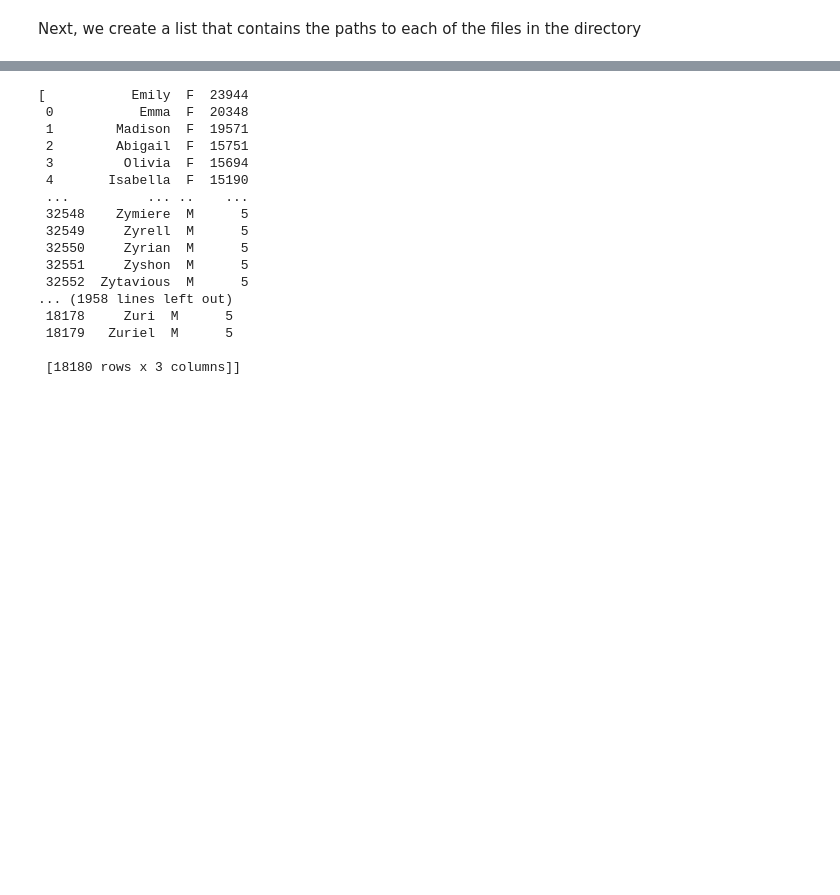
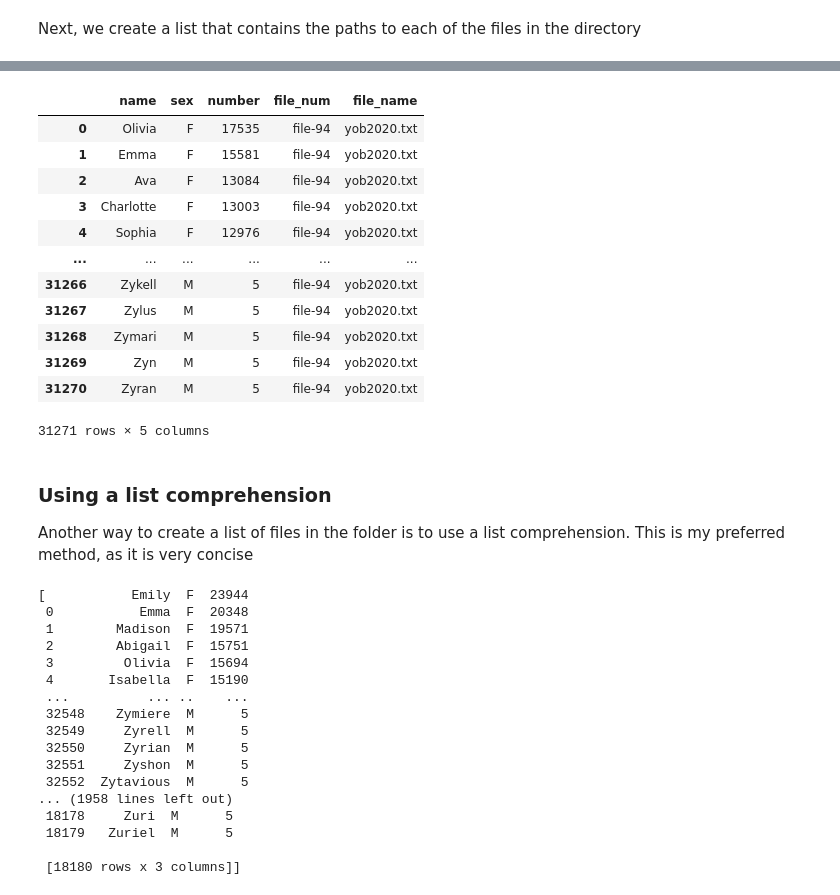
Before and after one commit to samadema/reading-multiple-files-pandas, a Jupyter notebook: read-csv-files.ipynb, the cells around one changed output, grey strips where cells are left out. Saved outputs shown, nothing was run; the diff lists cells and outputs as text; code cells hidden in the pictures; blank space fills up the shorter version.

```diff
--- a/read-csv-files.ipynb
+++ b/read-csv-files.ipynb
@@ -164,2 +161,0 @@ Another way to create a list of files in the folder is to use a list comprehensi
-# %%
-list_of_files = [f for f in folder.iterdir() if f.name.startswith('yob')]
@@ -215,0 +172,7 @@ dfs_in_one
+# %%
+list_of_dfs = []
+for idx,name_of_file in enumerate(list_of_files,1):
+    list_of_dfs.append( pd.read_csv(name_of_file, names=['name','sex','number']).
+                       assign(file_num = f'file-{idx}', file_name=name_of_file.name[0::]) )
+
+len(list_of_dfs)
@@ -216,3 +218,25 @@ dfs_in_one
+# %%
+# dfs_in_one[dfs_in_one[file_name=='yob2020.txt']]
+
+dfs_in_one.loc[dfs_in_one['file_name']=='yob2020.txt']
+# %% [output]
+|  | name | sex | number | file_num | file_name |
+| 0 | Olivia | F | 17535 | file-94 | yob2020.txt |
+| 1 | Emma | F | 15581 | file-94 | yob2020.txt |
+| 2 | Ava | F | 13084 | file-94 | yob2020.txt |
+| 3 | Charlotte | F | 13003 | file-94 | yob2020.txt |
+| 4 | Sophia | F | 12976 | file-94 | yob2020.txt |
+| ... | ... | ... | ... | ... | ... |
+| 31266 | Zykell | M | 5 | file-94 | yob2020.txt |
+| 31267 | Zylus | M | 5 | file-94 | yob2020.txt |
+| 31268 | Zymari | M | 5 | file-94 | yob2020.txt |
+| 31269 | Zyn | M | 5 | file-94 | yob2020.txt |
+| 31270 | Zyran | M | 5 | file-94 | yob2020.txt |
+31271 rows × 5 columns
+# %% [markdown]
+### Using a list comprehension
+
+Another way to create a list of files in the folder is to use a list comprehension. This is my preferred method, as it is very concise
 # %%
 
     # the assign() method adds a helper column
```
Also changed, not shown: parts of 12 cells of this notebook.
